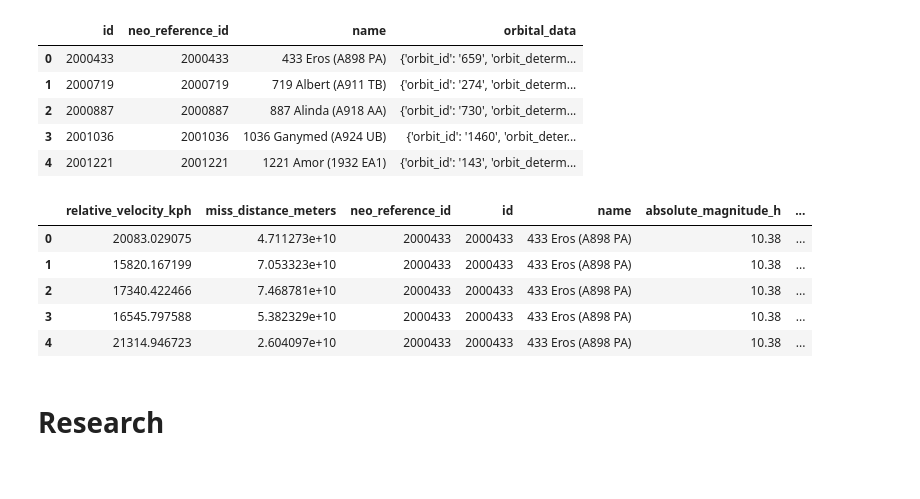
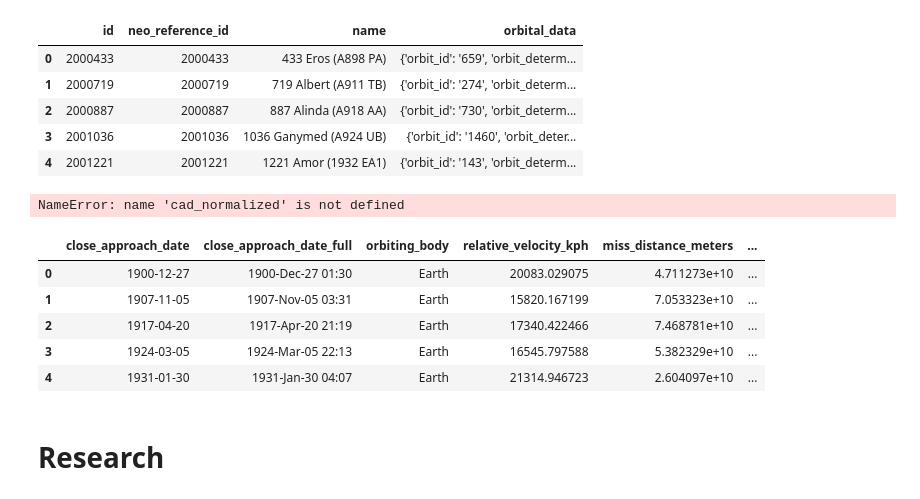
Before and after one commit to baakhoff/research, a Jupyter notebook: notebooks/nasa_research.ipynb, the cells around one changed output. Drawn from its saved outputs; the diff is of its cells as text; code cells hidden in the pictures.

```diff
--- a/notebooks/nasa_research.ipynb
+++ b/notebooks/nasa_research.ipynb
@@ -109,46 +109,52 @@ orbital_data.head()
 | 2 | 2000887 | 2000887 | 887 Alinda (A918 AA) | {'orbit_id': '730', 'orbit_determ... |
 | 3 | 2001036 | 2001036 | 1036 Ganymed (A924 UB) | {'orbit_id': '1460', 'orbit_deter... |
 | 4 | 2001221 | 2001221 | 1221 Amor (1932 EA1) | {'orbit_id': '143', 'orbit_determ... |
+# %%
+cad_normalized
+# %% [output]
+NameError: name 'cad_normalized' is not defined
 # %%
 all_neos_df['close_approach_data_parsed'] = (
     all_neos_df['close_approach_data']
     .str.replace("'", '"', regex=False)
     .apply(json.loads)
 )
 
 exploded_df = all_neos_df.explode('close_approach_data_parsed')
 
 cad_normalized = pd.json_normalize(exploded_df['close_approach_data_parsed'])
 cad_normalized
 
 cad_normalized.index = exploded_df.index
 
 cad_normalized['relative_velocity_kph'] = pd.to_numeric(
     cad_normalized['relative_velocity.kilometers_per_hour'])
 cad_normalized['miss_distance_meters'] = pd.to_numeric(
     cad_normalized['miss_distance.kilometers']) * 1000
 
-child_cols = ['relative_velocity_kph', 'miss_distance_meters']
+child_cols = ['close_approach_date','close_approach_date_full',
+            'orbiting_body',
+            'relative_velocity_kph', 'miss_distance_meters']
 final_child_data = cad_normalized[child_cols]
 
 parent_cols = [
     'neo_reference_id', 'id', 'name', 'absolute_magnitude_h',
     'is_sentry_object', 'estimated_diameter_meters_max',
     'is_potentially_hazardous_asteroid'
 ]
 
 close_approach_data = final_child_data.join(all_neos_df[parent_cols])
 
 # Reset index for a clean final dataframe
 close_approach_data.reset_index(drop=True, inplace=True)
 close_approach_data.head()
 # %% [output]
-|  | relative_velocity_kph | miss_distance_meters | neo_reference_id | id | name | absolute_magnitude_h | ... |
-| 0 | 20083.029075 | 4.711273e+10 | 2000433 | 2000433 | 433 Eros (A898 PA) | 10.38 | ... |
-| 1 | 15820.167199 | 7.053323e+10 | 2000433 | 2000433 | 433 Eros (A898 PA) | 10.38 | ... |
-| 2 | 17340.422466 | 7.468781e+10 | 2000433 | 2000433 | 433 Eros (A898 PA) | 10.38 | ... |
-| 3 | 16545.797588 | 5.382329e+10 | 2000433 | 2000433 | 433 Eros (A898 PA) | 10.38 | ... |
-| 4 | 21314.946723 | 2.604097e+10 | 2000433 | 2000433 | 433 Eros (A898 PA) | 10.38 | ... |
+|  | close_approach_date | close_approach_date_full | orbiting_body | relative_velocity_kph | miss_distance_meters | ... |
+| 0 | 1900-12-27 | 1900-Dec-27 01:30 | Earth | 20083.029075 | 4.711273e+10 | ... |
+| 1 | 1907-11-05 | 1907-Nov-05 03:31 | Earth | 15820.167199 | 7.053323e+10 | ... |
+| 2 | 1917-04-20 | 1917-Apr-20 21:19 | Earth | 17340.422466 | 7.468781e+10 | ... |
+| 3 | 1924-03-05 | 1924-Mar-05 22:13 | Earth | 16545.797588 | 5.382329e+10 | ... |
+| 4 | 1931-01-30 | 1931-Jan-30 04:07 | Earth | 21314.946723 | 2.604097e+10 | ... |
 # %% [markdown]
 # Research
 # %% [markdown]
```
Also changed, not shown: parts of 4 cells of this notebook.
